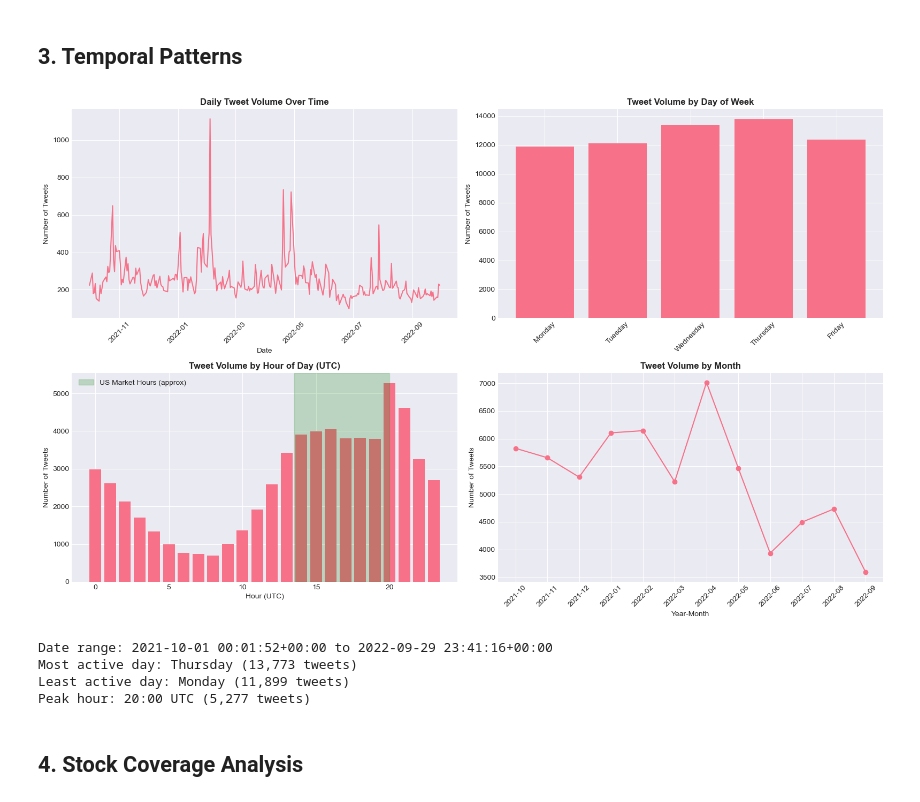
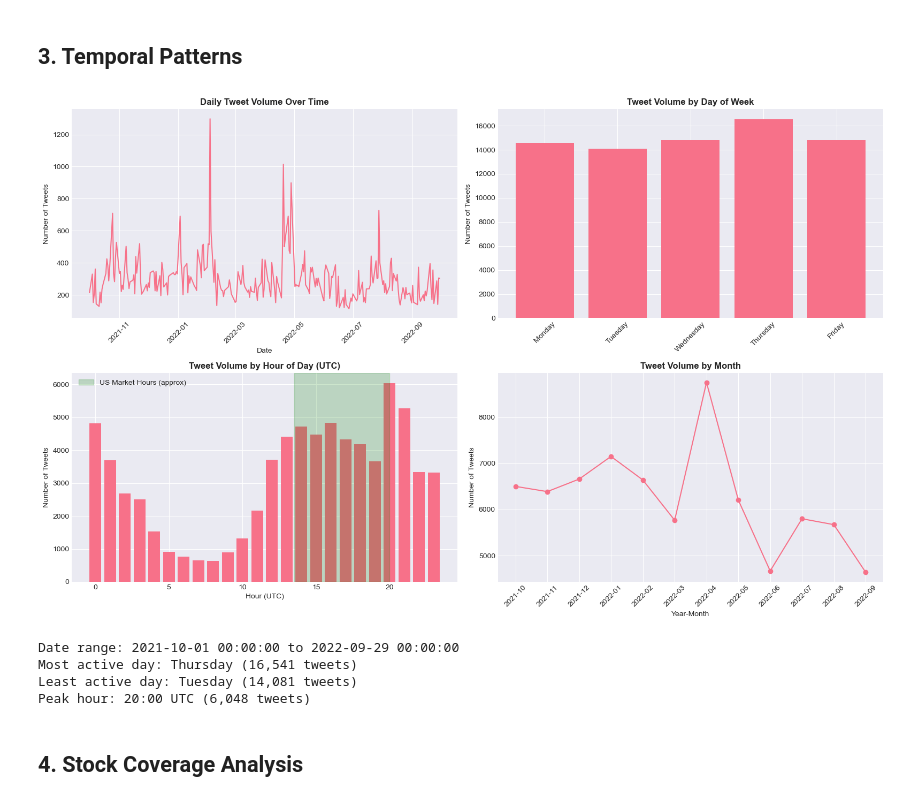
Before and after one commit to CarlKW/AI-financial-sentiment-prediction, a Jupyter notebook: 02_EDA.ipynb, the cells around one changed output. Saved outputs shown, nothing was run; the diff lists cells and outputs as text; code cells hidden in the pictures.

```diff
--- a/02_EDA.ipynb
+++ b/02_EDA.ipynb
@@ -32,11 +30,11 @@ pd.set_option('display.max_rows', 100)
 labeled_data = pd.read_csv('data/processed/labeled_sentiment_tweets.csv')
 stock_tweets = pd.read_csv('data/processed/cleaned_stock_tweets.csv')
 stock_prices = pd.read_csv('data/processed/stock_prices_features.csv')
-merged_data = pd.read_csv('data/processed/tweets_with_stock_data.csv')
+merged_data = pd.read_csv('data/processed/filtered_tweets_with_stock_data.csv')
 
 # Convert dates
 stock_prices['Date'] = pd.to_datetime(stock_prices['Date'])
-merged_data['Date'] = pd.to_datetime(merged_data['Date'])
+merged_data['Date'] = pd.to_datetime(merged_data['date_only'])
 stock_tweets['Date'] = pd.to_datetime(stock_tweets['Date'])
 
 print(f"\nDataset shapes:")
@@ -168,39 +166,39 @@ axes[0, 1].set_xticks(range(5))
 axes[0, 1].set_xticklabels(dow_order, rotation=45)
 axes[0, 1].set_title('Tweet Volume by Day of Week', fontsize=12, fontweight='bold')
 axes[0, 1].set_ylabel('Number of Tweets')
 
 # Hour of day pattern
-merged_data['hour'] = pd.to_datetime(merged_data['Date']).dt.hour
+merged_data['hour'] = pd.to_datetime(merged_data['Date_x']).dt.hour
 hourly_counts = merged_data['hour'].value_counts().sort_index()
 axes[1, 0].bar(hourly_counts.index, hourly_counts.values)
 axes[1, 0].set_title('Tweet Volume by Hour of Day (UTC)', fontsize=12, fontweight='bold')
 axes[1, 0].set_xlabel('Hour (UTC)')
 axes[1, 0].set_ylabel('Number of Tweets')
 axes[1, 0].axvspan(13.5, 20, alpha=0.2, color='green', label='US Market Hours (approx)')
 axes[1, 0].legend()
 
 # Monthly trend
 merged_data['year_month'] = pd.to_datetime(merged_data['Date']).dt.to_period('M')
 monthly_counts = merged_data['year_month'].value_counts().sort_index()
 axes[1, 1].plot(monthly_counts.index.astype(str), monthly_counts.values, marker='o')
 axes[1, 1].set_title('Tweet Volume by Month', fontsize=12, fontweight='bold')
 axes[1, 1].set_xlabel('Year-Month')
 axes[1, 1].set_ylabel('Number of Tweets')
 axes[1, 1].tick_params(axis='x', rotation=45)
 
 plt.tight_layout()
 plt.show()
 
 print(f"Date range: {merged_data['Date'].min()} to {merged_data['Date'].max()}")
 print(f"Most active day: {dow_counts.idxmax()} ({dow_counts.max():,} tweets)")
 print(f"Least active day: {dow_counts.idxmin()} ({dow_counts.min():,} tweets)")
 print(f"Peak hour: {hourly_counts.idxmax()}:00 UTC ({hourly_counts.max():,} tweets)")
 # %% [output]
-[figure, old version]
+[figure, new version]
-Date range: 2021-10-01 00:01:52+00:00 to 2022-09-29 23:41:16+00:00
-Most active day: Thursday (13,773 tweets)
-Least active day: Monday (11,899 tweets)
-Peak hour: 20:00 UTC (5,277 tweets)
+Date range: 2021-10-01 00:00:00 to 2022-09-29 00:00:00
+Most active day: Thursday (16,541 tweets)
+Least active day: Tuesday (14,081 tweets)
+Peak hour: 20:00 UTC (6,048 tweets)
 # %% [markdown]
 ## 4. Stock Coverage Analysis
 # %%
```
Also changed, not shown: parts of 8 cells of this notebook, 16 other files.
